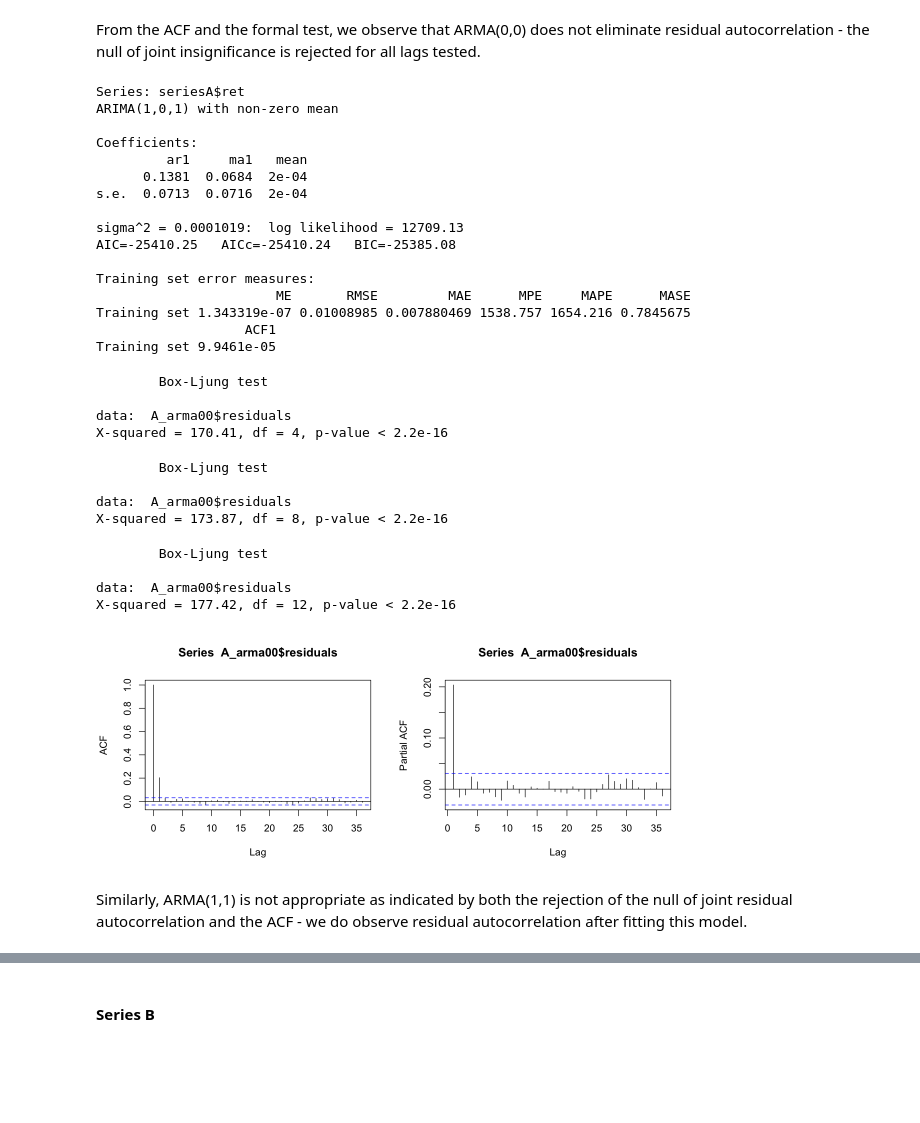
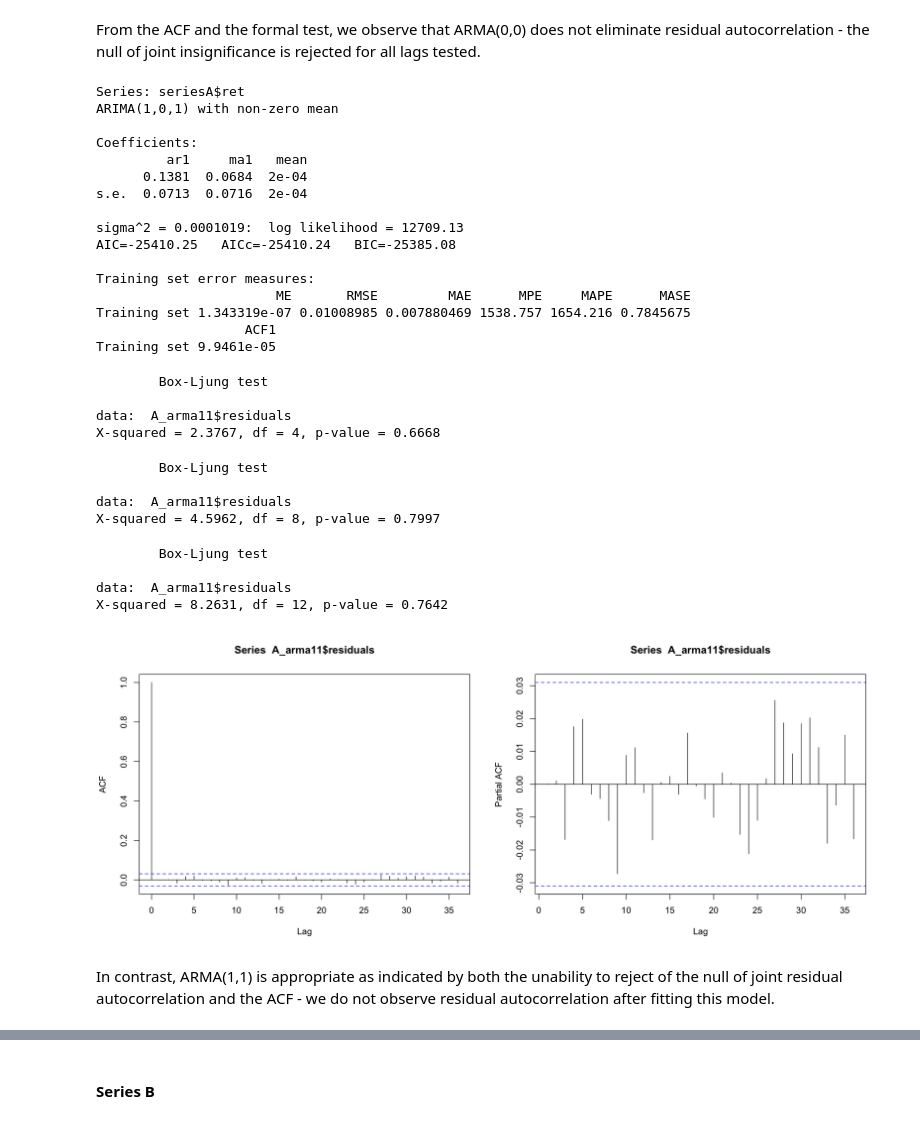
Before and after one commit to mildemx/FE1_Homeworks, a Jupyter notebook: HMW2/F_Econ_HW2_Max.ipynb, the cells around one changed output, grey strips where cells are left out. Saved outputs shown, nothing was run; the diff lists cells and outputs as text; code cells hidden in the pictures; blank space fills up the shorter version.

```diff
--- a/HMW2/F_Econ_HW2_Max.ipynb
+++ b/HMW2/F_Econ_HW2_Max.ipynb
@@ -192,46 +192,46 @@ From the ACF and the formal test, we observe that ARMA(0,0) does not eliminate r
 # %%
 A_arma11 <- Arima(seriesA$ret, order=c(1,0,1))
 summary(A_arma11)
 
 par(mfrow=c(1,2))
-acf(A_arma00$residuals)
-pacf(A_arma00$residuals)
+acf(A_arma11$residuals)
+pacf(A_arma11$residuals)
 
-Box.test(A_arma00$residuals, type="Ljung-Box", lag=4)
-Box.test(A_arma00$residuals, type="Ljung-Box", lag=8)
-Box.test(A_arma00$residuals, type="Ljung-Box", lag=12)
+Box.test(A_arma11$residuals, type="Ljung-Box", lag=4)
+Box.test(A_arma11$residuals, type="Ljung-Box", lag=8)
+Box.test(A_arma11$residuals, type="Ljung-Box", lag=12)
 # %% [output]
 Series: seriesA$ret
 ARIMA(1,0,1) with non-zero mean
 
 Coefficients:
          ar1     ma1   mean
       0.1381  0.0684  2e-04
 s.e.  0.0713  0.0716  2e-04
 
 sigma^2 = 0.0001019:  log likelihood = 12709.13
 AIC=-25410.25   AICc=-25410.24   BIC=-25385.08
 
 Training set error measures:
                        ME       RMSE         MAE      MPE     MAPE      MASE
 Training set 1.343319e-07 0.01008985 0.007880469 1538.757 1654.216 0.7845675
                    ACF1
 Training set 9.9461e-05
         Box-Ljung test
 
-data:  A_arma00$residuals
-X-squared = 170.41, df = 4, p-value < 2.2e-16
+data:  A_arma11$residuals
+X-squared = 2.3767, df = 4, p-value = 0.6668
         Box-Ljung test
 
-data:  A_arma00$residuals
-X-squared = 173.87, df = 8, p-value < 2.2e-16
+data:  A_arma11$residuals
+X-squared = 4.5962, df = 8, p-value = 0.7997
         Box-Ljung test
 
-data:  A_arma00$residuals
-X-squared = 177.42, df = 12, p-value < 2.2e-16
+data:  A_arma11$residuals
+X-squared = 8.2631, df = 12, p-value = 0.7642
-[figure, old version]
+[figure, new version]
 # %% [markdown]
-Similarly, ARMA(1,1) is not appropriate as indicated by both the rejection of the null of joint residual autocorrelation and the ACF - we do observe residual autocorrelation after fitting this model.
+In contrast, ARMA(1,1) is appropriate as indicated by both the unability to reject of the null of joint residual autocorrelation and the ACF - we do not observe residual autocorrelation after fitting this model.
 # %%
 A_arma10 <- Arima(seriesA$ret, order=c(1,0,0))
 summary(A_arma10)
```
Also changed, not shown: parts of 6 cells of this notebook.
